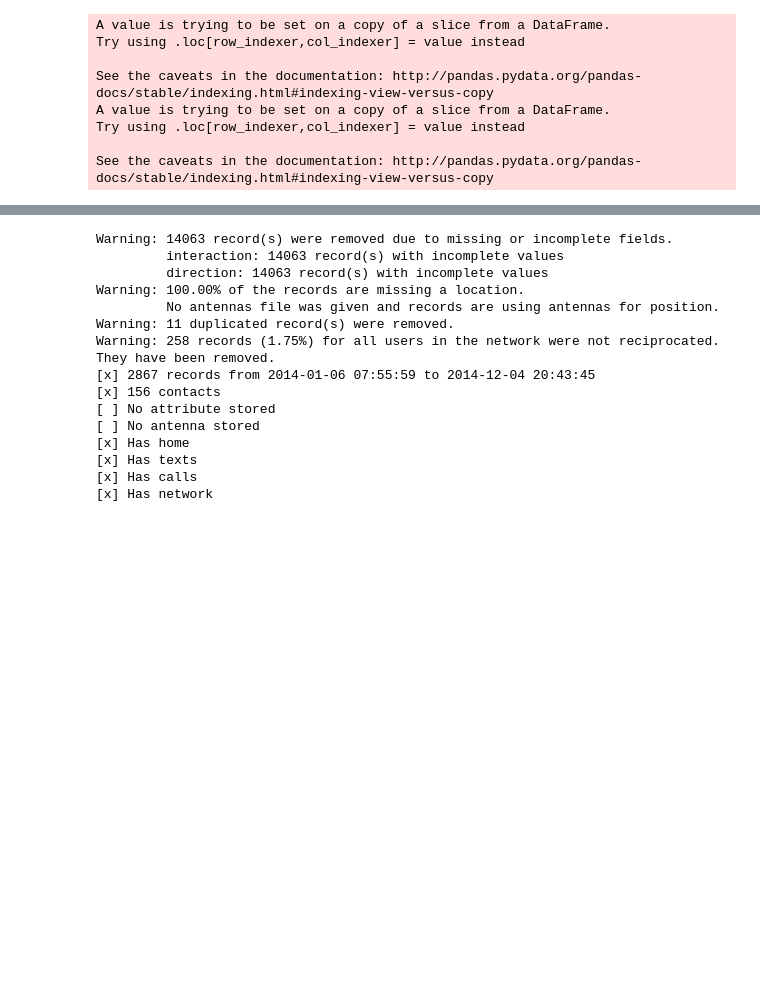
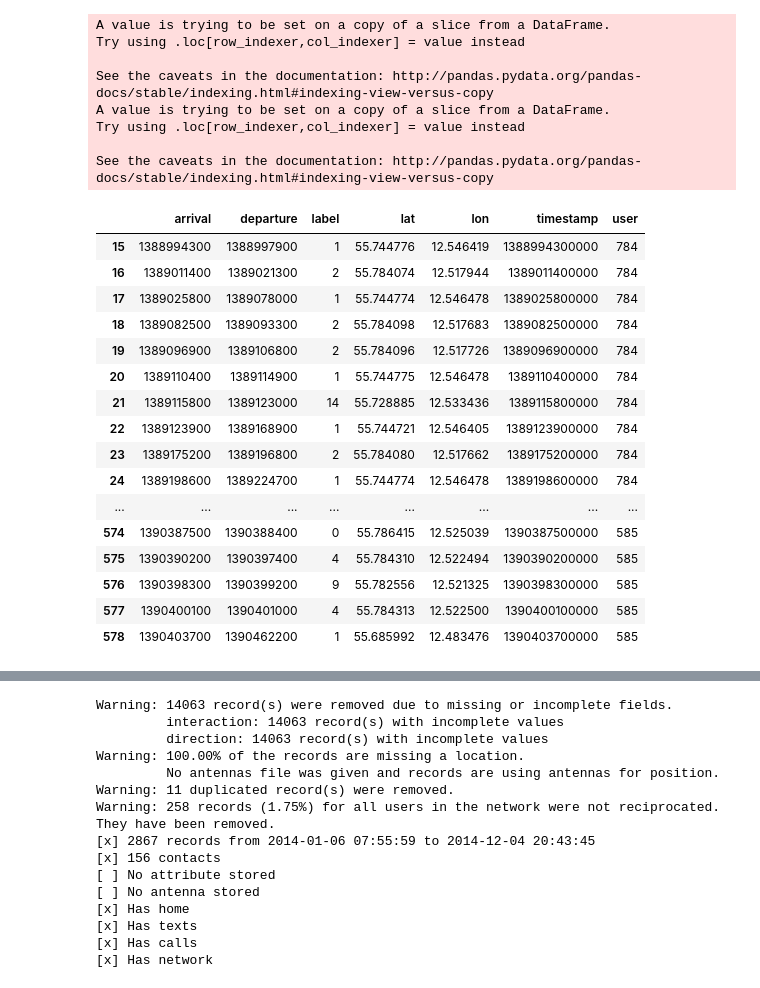
Before and after one commit to ulfaslak/MScProject-build-dataset, a Jupyter notebook: build_dataset/playspace/extractors_bandicoot.ipynb, the cells around one changed output, grey strips where cells are left out. Drawn from its saved outputs; the diff is of its cells as text; code cells hidden in the pictures; blank space fills up the shorter version.

```diff
--- a/build_dataset/playspace/extractors_bandicoot.ipynb
+++ b/build_dataset/playspace/extractors_bandicoot.ipynb
@@ -16,16 +15,13 @@ tc0 = {'hours': range(24), 'days': range(7), 'spans': [("06/01/14","24/01/14"),
 tc1 = {'hours': range(24), 'days': range(7), 'spans': [("17/05/14","01/06/14"), ("06/12/14", "21/12/14")]}
 tc2 = {'hours': range(24), 'days': range(7), 'spans': [("01/01/14","05/01/14"), ("25/01/14","02/02/14"), ("14/04/14","20/04/14"), ("21/06/14","30/08/14"), ("22/12/14", "31/12/14")]}
 # %%
-df_call = lsd.load(tc0['spans'], "calllog")
-df_call = atc.apply(df_call, tc0)
+df_call = lsd.load(tc0, "calllog")
+df_sms = lsd.load(tc0, "sms")
 
-df_sms = lsd.load(tc0['spans'], "sms")
-df_sms = atc.apply(df_sms, tc0)
-
-df_bt = lsd.load(tc0['spans'], "bluetooth")
-df_bt = atc.apply(df_bt, tc0)
+#df_bt = lsd.load(tc0['spans'], "bluetooth")
+#df_bt = atc.apply(df_bt, tc0)
 
 # filter bluetooth phone and distance (1.5 m)
-is_phone = lambda x: (x & 0x001F00) == 0x000200
-df_bt = df_bt[(is_phone(df_bt['class'])==True) & (df_bt['rssi'] > -75)]
+#is_phone = lambda x: (x & 0x001F00) == 0x000200
+#df_bt = df_bt[(is_phone(df_bt['class'])==True) & (df_bt['rssi'] > -75)]
 # %% [output]
@@ -33,5 +29,6 @@ df_bt = df_bt[(is_phone(df_bt['class'])==True) & (df_bt['rssi'] > -75)]
 # %%
-df_screen = lsd.load(tc0['spans'], "screen")
-df_screen = atc.apply(df_screen, tc0)
+df_screen = lsd.load(tc0, "screen")
 # %% [output]
 <2014> jan feb mar apr may jun sep oct nov dec
+# %%
+df_stop_locations = lsd.load(tc0, "stop_locations")
@@ -103,6 +103,23 @@ Try using .loc[row_indexer,col_indexer] = value instead
 
 See the caveats in the documentation: http://pandas.pydata.org/pandas-docs/stable/indexing.html#indexing-view-versus-copy
 # %%
-pd.set_option('max_rows',10000)
-df_u
+pd.set_option('max_rows',1000)
+df_stop_locations
 # %% [output]
+|  | arrival | departure | label | lat | lon | timestamp | user |
+| 15 | 1388994300 | 1388997900 | 1 | 55.744776 | 12.546419 | 1388994300000 | 784 |
+| 16 | 1389011400 | 1389021300 | 2 | 55.784074 | 12.517944 | 1389011400000 | 784 |
+| 17 | 1389025800 | 1389078000 | 1 | 55.744774 | 12.546478 | 1389025800000 | 784 |
+| 18 | 1389082500 | 1389093300 | 2 | 55.784098 | 12.517683 | 1389082500000 | 784 |
+| 19 | 1389096900 | 1389106800 | 2 | 55.784096 | 12.517726 | 1389096900000 | 784 |
+| 20 | 1389110400 | 1389114900 | 1 | 55.744775 | 12.546478 | 1389110400000 | 784 |
+| 21 | 1389115800 | 1389123000 | 14 | 55.728885 | 12.533436 | 1389115800000 | 784 |
+| 22 | 1389123900 | 1389168900 | 1 | 55.744721 | 12.546405 | 1389123900000 | 784 |
+| 23 | 1389175200 | 1389196800 | 2 | 55.784080 | 12.517662 | 1389175200000 | 784 |
+| 24 | 1389198600 | 1389224700 | 1 | 55.744774 | 12.546478 | 1389198600000 | 784 |
+| ... | ... | ... | ... | ... | ... | ... | ... |
+| 574 | 1390387500 | 1390388400 | 0 | 55.786415 | 12.525039 | 1390387500000 | 585 |
+| 575 | 1390390200 | 1390397400 | 4 | 55.784310 | 12.522494 | 1390390200000 | 585 |
+| 576 | 1390398300 | 1390399200 | 9 | 55.782556 | 12.521325 | 1390398300000 | 585 |
+| 577 | 1390400100 | 1390401000 | 4 | 55.784313 | 12.522500 | 1390400100000 | 585 |
+| 578 | 1390403700 | 1390462200 | 1 | 55.685992 | 12.483476 | 1390403700000 | 585 |
```
Also changed, not shown: parts of 7 cells of this notebook, 3 other files.
